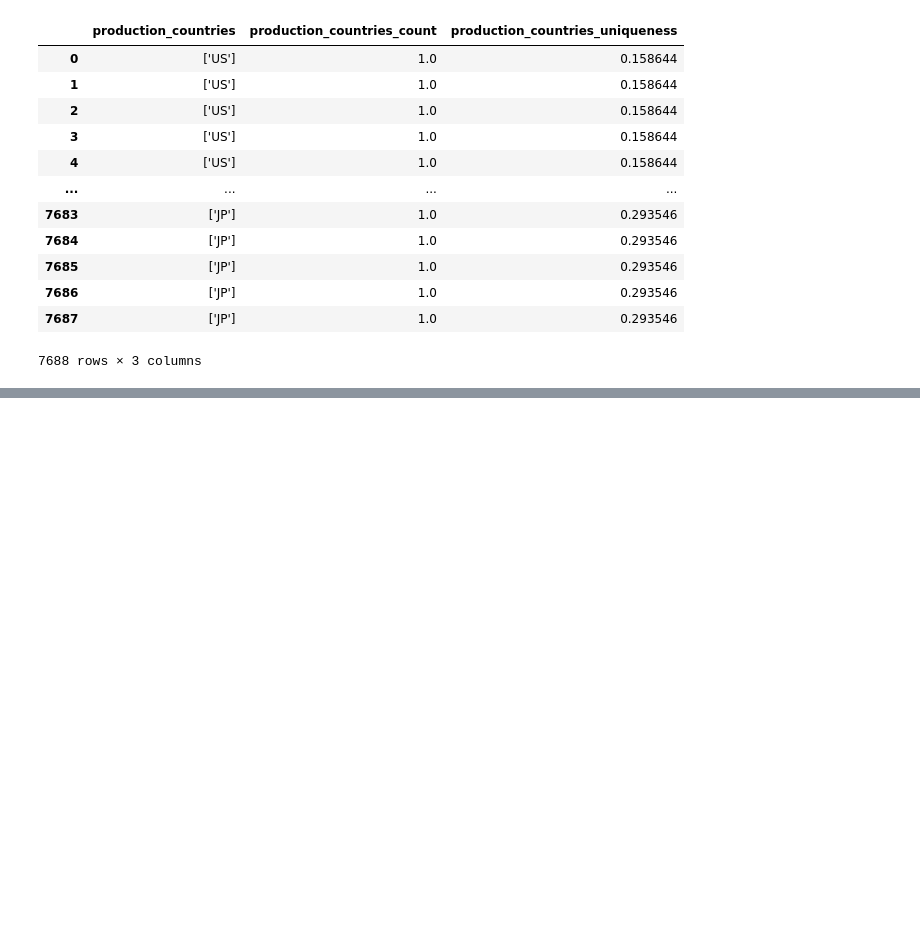
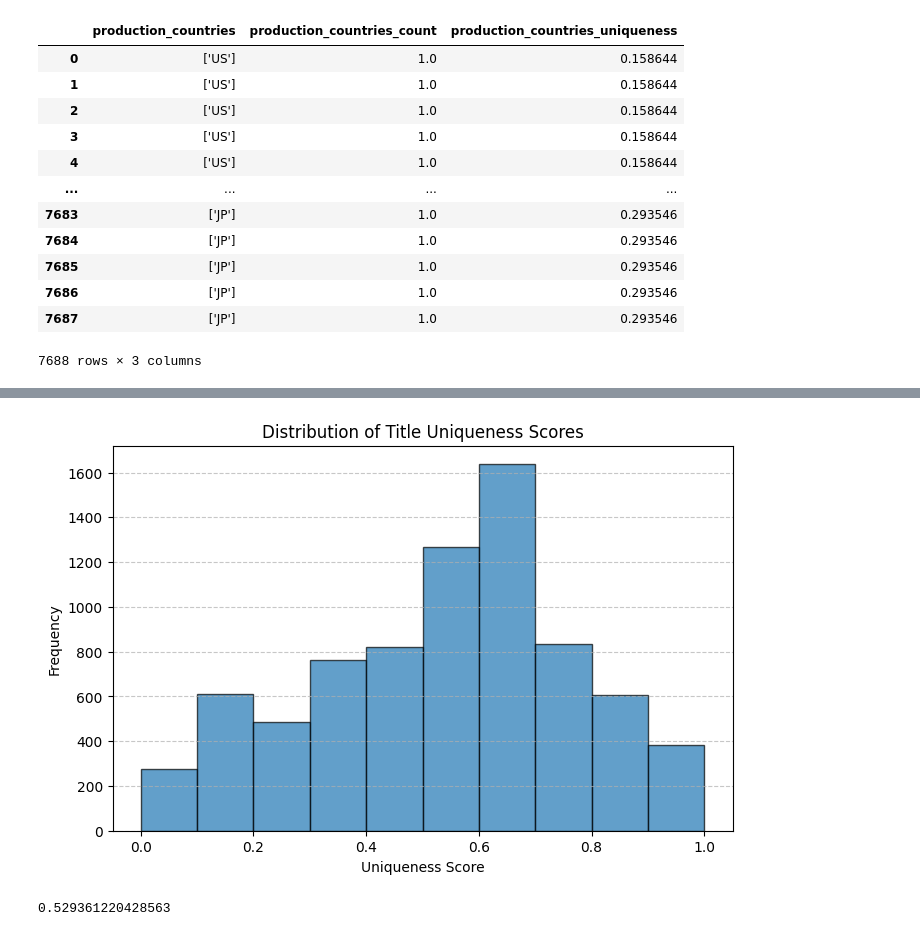
Before and after one commit to cacress/CSC442, a Jupyter notebook: (Version_2)_Data_Cleaning.ipynb, the cells around one changed output, grey strips where cells are left out. Cells and saved outputs as stored; diff of their text form; code cells hidden in the pictures; blank space fills up the shorter version.

```diff
--- a/(Version_2)_Data_Cleaning.ipynb
+++ b/(Version_2)_Data_Cleaning.ipynb
@@ -666,0 +771,37 @@ combined_df[['production_countries', 'production_countries_count', 'production_c
+# %%
+### Since the log transformation and renormalization barely helped the interpretability of the scores at all (it is so heavily skewed),
+### I will try a Box-Cox Transformation with a min-max scaling to re-adjust the range to [0,1]
+
+from scipy import stats
+import numpy as np
+
+# Apply Box-Cox transformation
+combined_df['boxcox_uniqueness'], lambda_val = stats.boxcox(combined_df['title_uniqueness'] - combined_df['title_uniqueness'].min() + 1)
+# Min-max scaling
+combined_df['boxcox_normalized_title_uniqueness'] = (combined_df['boxcox_uniqueness'] - combined_df['boxcox_uniqueness'].min()) / (
+    combined_df['boxcox_uniqueness'].max() - combined_df['boxcox_uniqueness'].min()
+)
+# %%
+### DROPPING UNWANTED COLUMN (ONLY RUN ONCE)
+combined_df = combined_df.drop(columns=['boxcox_uniqueness', 'boxcox_normalized'])
+# %%
+### Going back to EDA to check the interpretability of the new, Box-Cox transformed title uniqueness scores
+
+import matplotlib.pyplot as plt
+
+# Plot histogram
+plt.figure(figsize=(8, 5))
+plt.hist(combined_df['boxcox_normalized_title_uniqueness'], bins=10, edgecolor='black', alpha=0.7)
+
+# Labels and title
+plt.xlabel("Uniqueness Score")
+plt.ylabel("Frequency")
+plt.title("Distribution of Title Uniqueness Scores")
+plt.grid(axis='y', linestyle='--', alpha=0.7)
+plt.show()
+
+import statistics
+statistics.mean(combined_df['boxcox_normalized_title_uniqueness'])
+# %% [output]
+[figure, added]
+0.529361220428563
```
Also changed, not shown: parts of 9 cells of this notebook.
